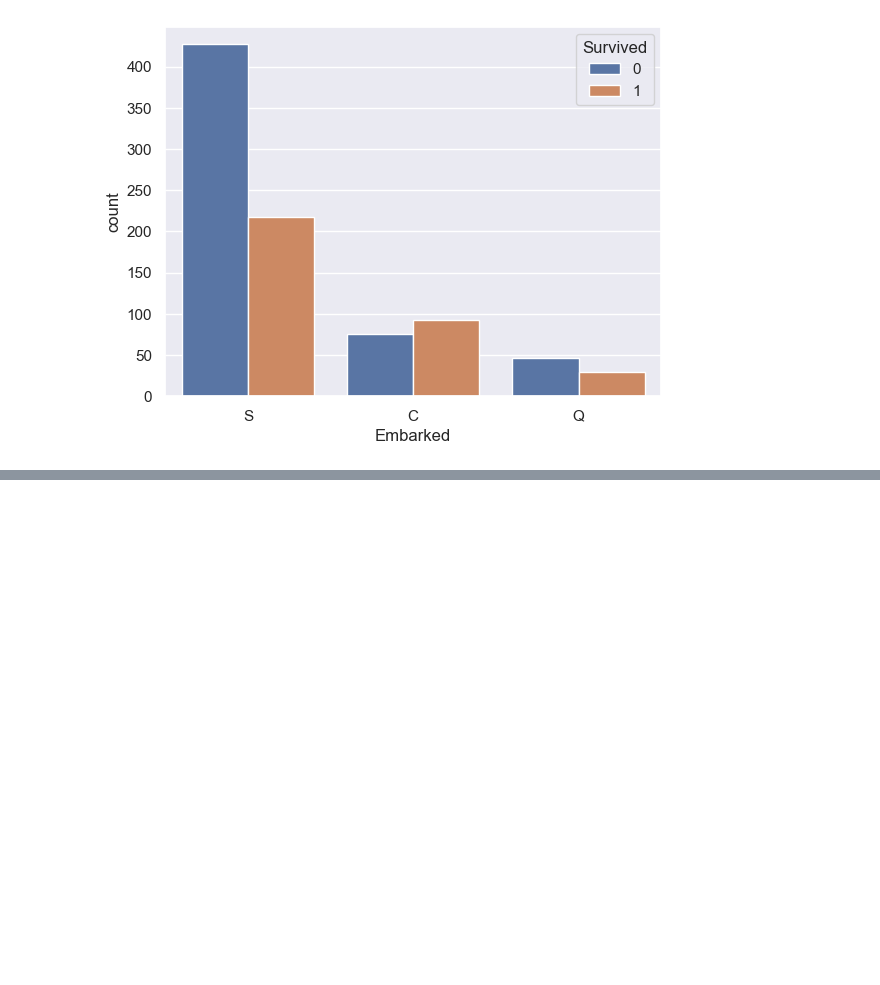
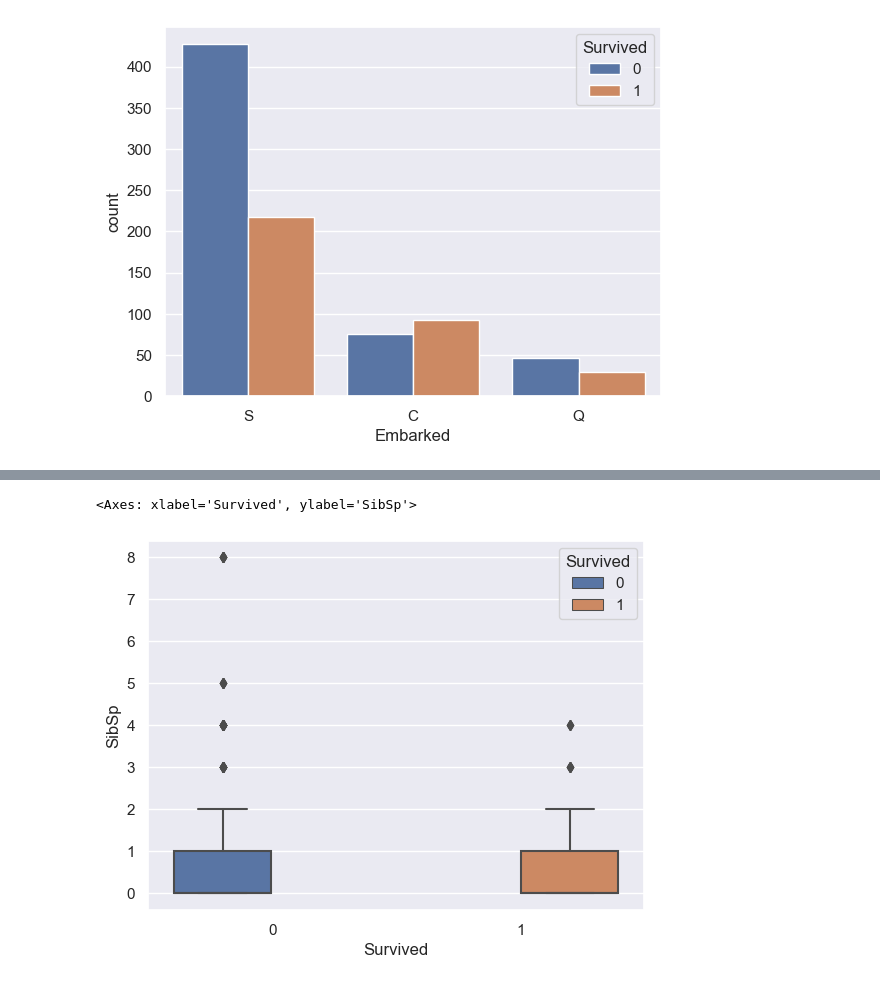
Before and after one commit to ColmKennedy/Titanic-Kaggle, a Jupyter notebook: eda.ipynb, the cells around one changed output, grey strips where cells are left out. Drawn from its saved outputs; the diff is of its cells as text; code cells hidden in the pictures; blank space fills up the shorter version.

```diff
--- a/eda.ipynb
+++ b/eda.ipynb
@@ -231,0 +294,9 @@ sns.countplot(
+# %%
+sns.boxplot(
+    data=X,
+    y='SibSp',
+    x='Survived',
+    hue='Survived')
+# %% [output]
+<Axes: xlabel='Survived', ylabel='SibSp'>
+[figure, added]
```
Also changed, not shown: parts of 14 cells of this notebook, 1 other file.
